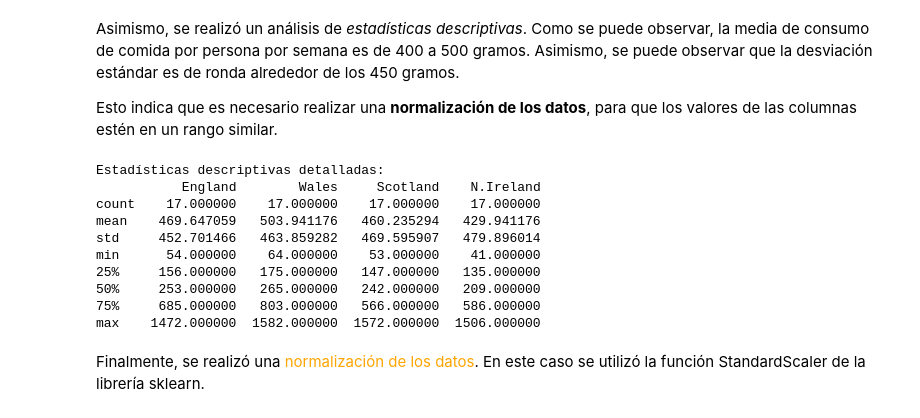
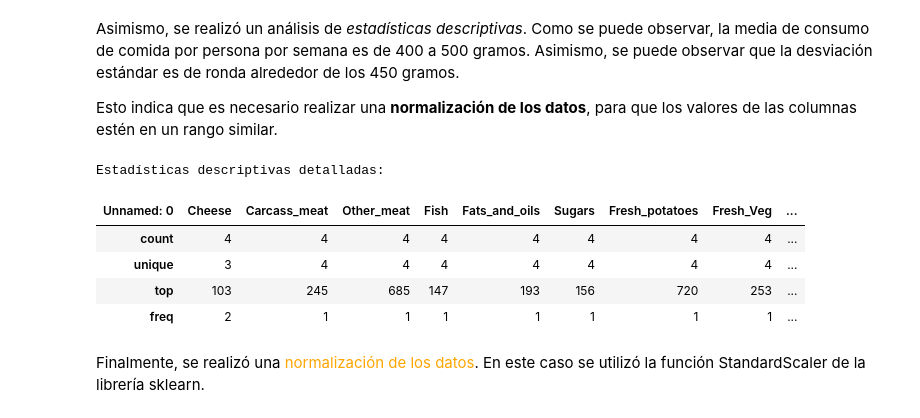
Before and after one commit to 20Candy/Lab5_DataScience, a Jupyter notebook: main.ipynb, the cells around one changed output. Saved outputs shown, nothing was run; the diff lists cells and outputs as text; code cells hidden in the pictures.

```diff
--- a/main.ipynb
+++ b/main.ipynb
@@ -86,20 +95,17 @@ Asimismo, se realizó un análisis de *estadísticas descriptivas*. Como se pued
 Esto indica que es necesario realizar una **normalización de los datos**, para que los valores de las columnas estén en un rango similar.
 # %%
 # Estadísticas descriptivas detalladas
-detailed_stats = numeric_data.describe(percentiles=[0.25, 0.5, 0.75])
+detailed_stats = transposed_data.describe(percentiles=[0.25, 0.5, 0.75])
 print("Estadísticas descriptivas detalladas:")
-print(detailed_stats)
+
+detailed_stats
 # %% [output]
 Estadísticas descriptivas detalladas:
-           England        Wales     Scotland    N.Ireland
-count    17.000000    17.000000    17.000000    17.000000
-mean    469.647059   503.941176   460.235294   429.941176
-std     452.701466   463.859282   469.595907   479.896014
-min      54.000000    64.000000    53.000000    41.000000
-25%     156.000000   175.000000   147.000000   135.000000
-50%     253.000000   265.000000   242.000000   209.000000
-75%     685.000000   803.000000   566.000000   586.000000
-max    1472.000000  1582.000000  1572.000000  1506.000000
+| Unnamed: 0 | Cheese | Carcass_meat | Other_meat | Fish | Fats_and_oils | Sugars | Fresh_potatoes | Fresh_Veg | ... |
+| count | 4 | 4 | 4 | 4 | 4 | 4 | 4 | 4 | ... |
+| unique | 3 | 4 | 4 | 4 | 4 | 4 | 4 | 4 | ... |
+| top | 103 | 245 | 685 | 147 | 193 | 156 | 720 | 253 | ... |
+| freq | 2 | 1 | 1 | 1 | 1 | 1 | 1 | 1 | ... |
 # %% [markdown]
 Finalmente, se realizó una <font color=orange>normalización de los datos</font>. En este caso se utilizó la función StandardScaler de la librería sklearn.
 # %%
```
Also changed, not shown: parts of 5 cells of this notebook.
